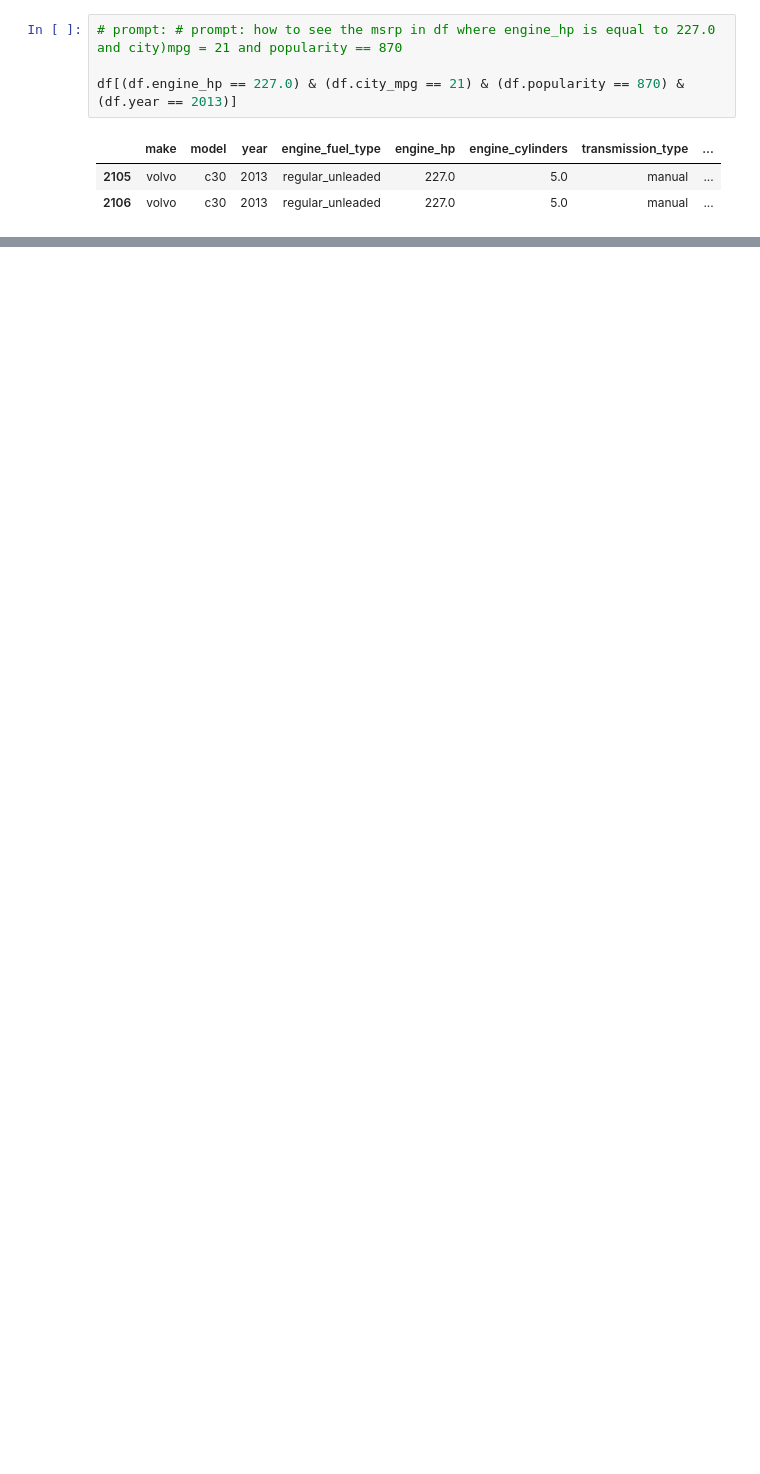
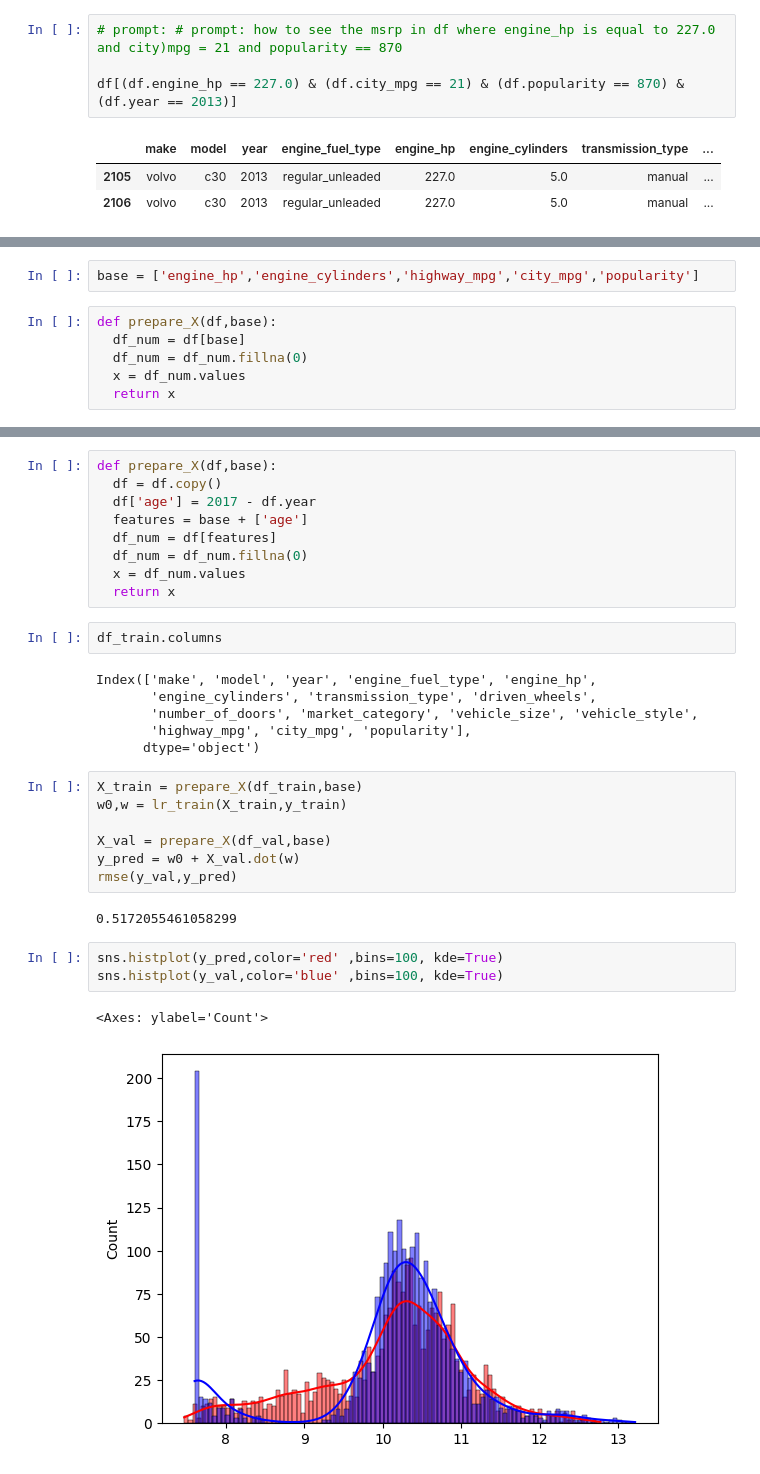
Before and after one commit to lakshmant-thota/ml_zoomcamp, a Jupyter notebook: ml_zoomcamp_2.ipynb, the cells around one changed output, grey strips where cells are left out. Drawn from its saved outputs; the diff is of its cells as text; blank space fills up the shorter version.

```diff
--- a/ml_zoomcamp_2.ipynb
+++ b/ml_zoomcamp_2.ipynb
@@ -344,0 +554,8 @@ df[(df.engine_hp == 227.0) & (df.city_mpg == 21) & (df.popularity == 870) & (df.
+# %%
+base = ['engine_hp','engine_cylinders','highway_mpg','city_mpg','popularity']
+# %%
+def prepare_X(df,base):
+  df_num = df[base]
+  df_num = df_num.fillna(0)
+  x = df_num.values
+  return x
@@ -344,0 +578,32 @@ df[(df.engine_hp == 227.0) & (df.city_mpg == 21) & (df.popularity == 870) & (df.
+# %%
+def prepare_X(df,base):
+  df = df.copy()
+  df['age'] = 2017 - df.year
+  features = base + ['age']
+  df_num = df[features]
+  df_num = df_num.fillna(0)
+  x = df_num.values
+  return x
+# %%
+df_train.columns
+# %% [output]
+Index(['make', 'model', 'year', 'engine_fuel_type', 'engine_hp',
+       'engine_cylinders', 'transmission_type', 'driven_wheels',
+       'number_of_doors', 'market_category', 'vehicle_size', 'vehicle_style',
+       'highway_mpg', 'city_mpg', 'popularity'],
+      dtype='object')
+# %%
+X_train = prepare_X(df_train,base)
+w0,w = lr_train(X_train,y_train)
+
+X_val = prepare_X(df_val,base)
+y_pred = w0 + X_val.dot(w)
+rmse(y_val,y_pred)
+# %% [output]
+0.5172055461058299
+# %%
+sns.histplot(y_pred,color='red' ,bins=100, kde=True)
+sns.histplot(y_val,color='blue' ,bins=100, kde=True)
+# %% [output]
+<Axes: ylabel='Count'>
+[figure, added]
```
Also changed, not shown: parts of 86 cells of this notebook.
